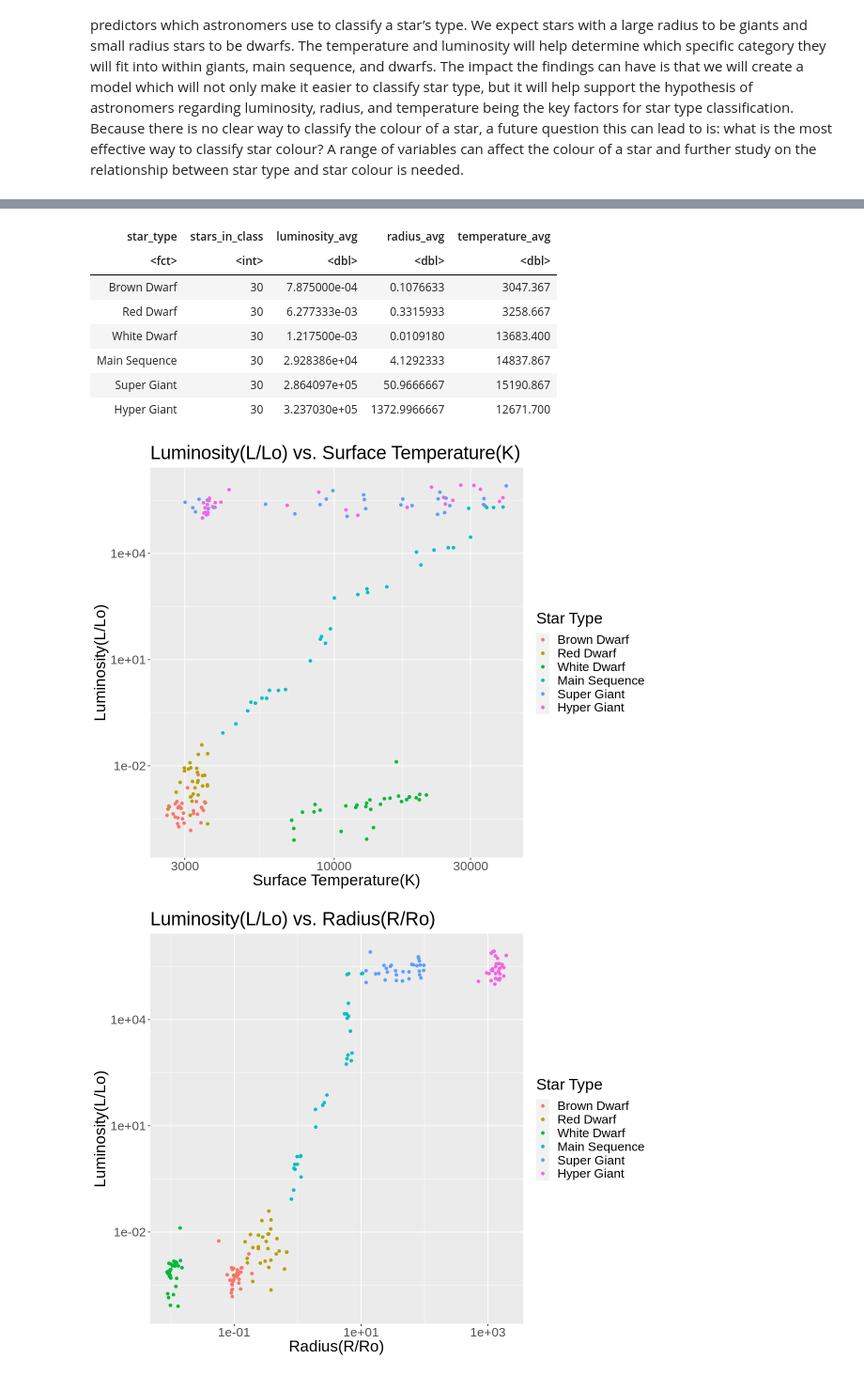
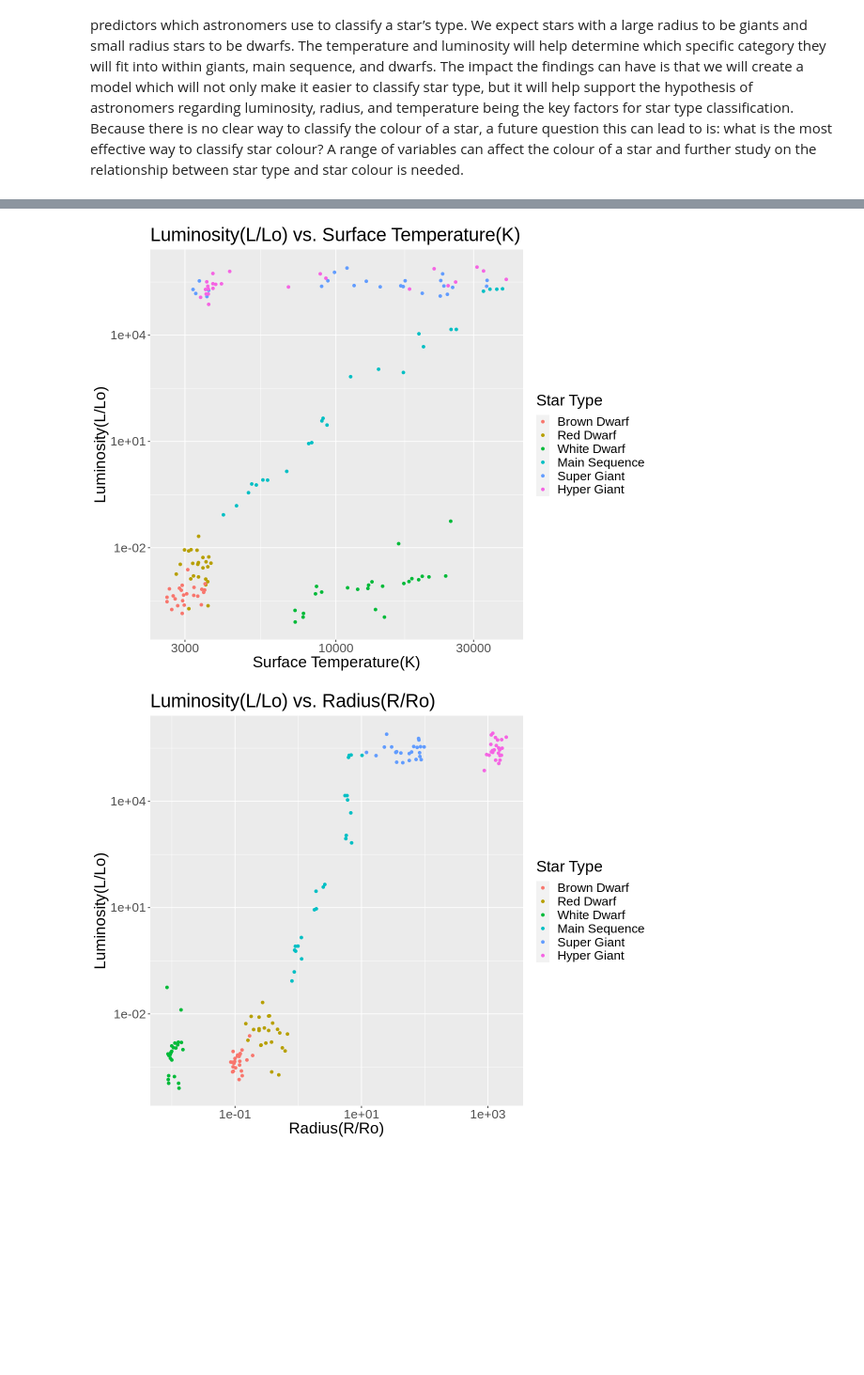
Before and after one commit to KarnS1o3/DSCI-project, a Jupyter notebook: Group_Project_proposal.ipynb, the cells around one changed output, grey strips where cells are left out. Shown: that part at 94% size. Drawn from its saved outputs; the diff is of its cells as text; code cells hidden in the pictures; blank space fills up the shorter version.

```diff
--- a/Group_Project_proposal.ipynb
+++ b/Group_Project_proposal.ipynb
@@ -11,8 +11,10 @@ To approach this question, we will look at the columns which are key to understa
 We expect our results to be fairly accurate because we are using the predictors which astronomers use to classify a star’s type. We expect stars with a large radius to be giants and small radius stars to be dwarfs. The temperature and luminosity will help determine which specific category they will fit into within giants, main sequence, and dwarfs. The impact the findings can have is that we will create a model which will not only make it easier to classify star type, but it will help support the hypothesis of astronomers regarding luminosity, radius, and temperature being the key factors for star type classification. Because there is no clear way to classify the colour of a star, a future question this can lead to is: what is the most effective way to classify star colour? A range of variables can affect the colour of a star and further study on the relationship between star type and star colour is needed.
 # %%
 #Load all libraries and set plot dimensions
+set.seed(2022)
 options(repr.plot.height = 8, repr.plot.width = 10)
 library(tidyverse)
+library(repr)
 library(dplyr)
 library(tidymodels)
 
@@ -45,9 +47,8 @@ star_data$star_type[star_data$star_type == 5] <- "Hyper Giant"
 star_data <- star_data %>%
     mutate(star_type = as_factor(star_type))
 
-star_data
 #Split the data into a training set and testing set
-star_split <- initial_split(star_data, prop = 0.75, strata = star_type)
+star_split <- initial_split(star_data, prop = 0.6, strata = star_type)
 star_train <- training(star_split)
 star_test <- testing(star_split)
 
@@ -58,7 +59,7 @@ star_distribution <- star_train %>%
     summarize(stars_in_class = n(), luminosity_avg = mean(luminosity), radius_avg = mean(radius), temperature_avg = mean(temperature))
 
 
-#visualization of data
+#Visualization of Luminosity(L/Lo) vs. Temperature(K)
 star_plot <- star_train %>%
     ggplot(aes(x = temperature, y = luminosity, color = star_type)) +
     geom_point() +
@@ -68,6 +69,7 @@ star_plot <- star_train %>%
     labs(x = "Surface Temperature(K)", y = "Luminosity(L/Lo)", color = "Star Type") +
     theme(text = element_text(size = 20))
 
+#Visualization of Luminosity(L/Lo) vs. Radius(R/Ro)
 star_plot_2 <- star_train %>%
     ggplot(aes(x = radius, y = luminosity, color = star_type)) +
     geom_point() +
@@ -77,6 +79,8 @@ star_plot_2 <- star_train %>%
     labs(x = "Radius(R/Ro)", y = "Luminosity(L/Lo)", color = "Star Type") +
     theme(text = element_text(size = 20))
 
+
+#Visualization of Temperature(K) vs. Radius(R/Ro)
 star_plot_3 <- star_train %>%
     ggplot(aes(x = radius, y = temperature, color = star_type)) +
     geom_point() +
@@ -86,7 +90,6 @@ star_plot_3 <- star_train %>%
     labs(x = "Radius(R/Ro)", y = "Surface Temperature(K)", color = "Star Type") +
     theme(text = element_text(size = 20))
 
-
 star_distribution
 star_plot
 star_plot_2
@@ -126,10 +119,2 @@ A tibble: 6 × 5
-| star_type | stars_in_class | luminosity_avg | radius_avg | temperature_avg |
-| <fct> | <int> | <dbl> | <dbl> | <dbl> |
-| Brown Dwarf | 30 | 7.875000e-04 | 0.1076633 | 3047.367 |
-| Red Dwarf | 30 | 6.277333e-03 | 0.3315933 | 3258.667 |
-| White Dwarf | 30 | 1.217500e-03 | 0.0109180 | 13683.400 |
-| Main Sequence | 30 | 2.928386e+04 | 4.1292333 | 14837.867 |
-| Super Giant | 30 | 2.864097e+05 | 50.9666667 | 15190.867 |
-| Hyper Giant | 30 | 3.237030e+05 | 1372.9966667 | 12671.700 |
-[figure, old version]
+[figure, new version]
-[figure, old version]
+[figure, new version]
```
Also changed, not shown: parts of 4 cells of this notebook.
